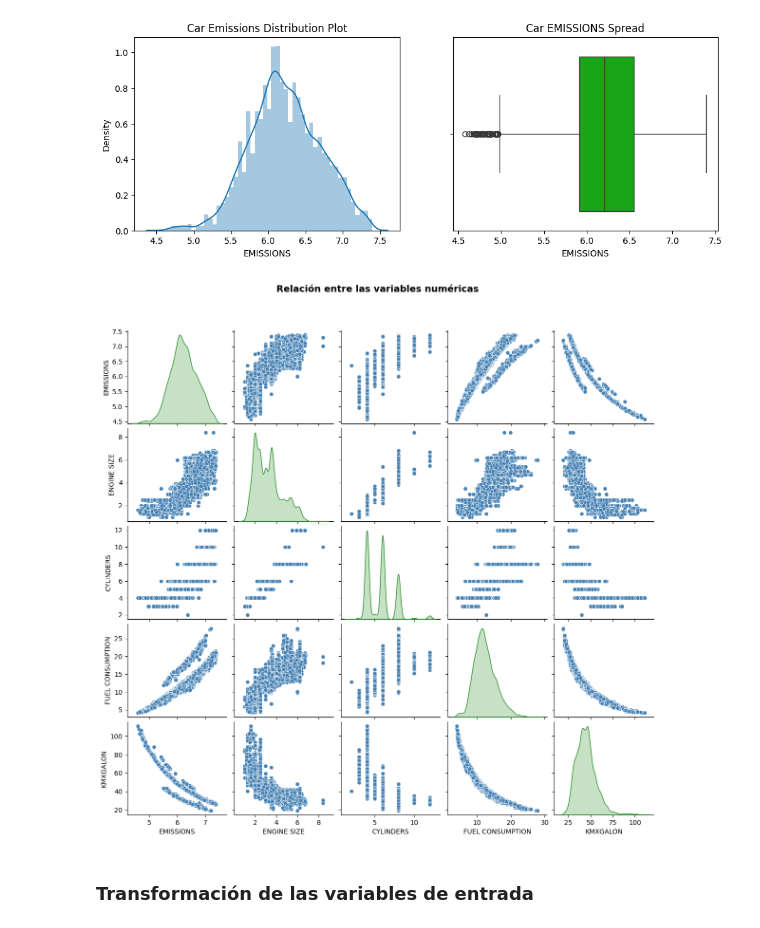
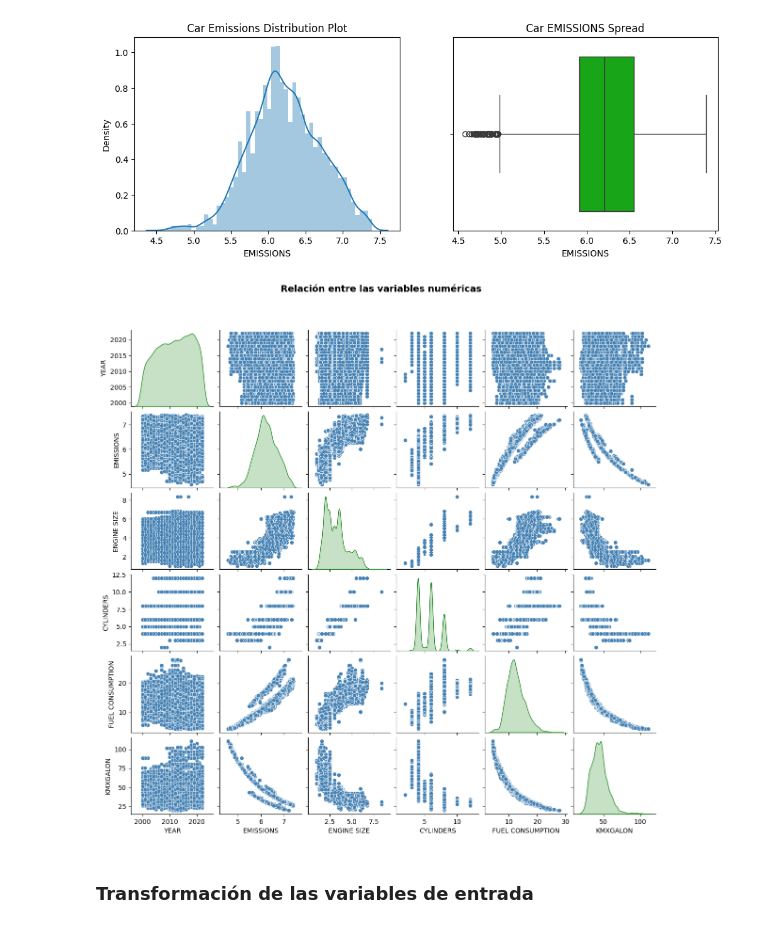
Before and after one commit to juanpbetancurc/Entregable-aprendizaje-automatico, a Jupyter notebook: regresionLineal_2.ipynb, the cells around one changed output. Cells and saved outputs as stored; diff of their text form; code cells hidden in the pictures.

```diff
--- a/regresionLineal_2.ipynb
+++ b/regresionLineal_2.ipynb
@@ -193,11 +193,11 @@ plt.show()
 # %% [output]
 [figure]
 # %%
-varTrans = ['EMISSIONS','ENGINE SIZE', 'CYLINDERS','FUEL CONSUMPTION','KMXGALON']
+varTrans = ['YEAR','EMISSIONS','ENGINE SIZE', 'CYLINDERS','FUEL CONSUMPTION','KMXGALON']
 
 multiple_plot(1, df , varTrans, None, 'scatterplot', 'Relación entre las variables numéricas',30)
 # %% [output]
-[figure, old version]
+[figure, new version]
 # %% [markdown]
 ### Transformación de las variables de entrada
 # %% [markdown]
```
Also changed, not shown: parts of 35 cells of this notebook, 3 other files.
